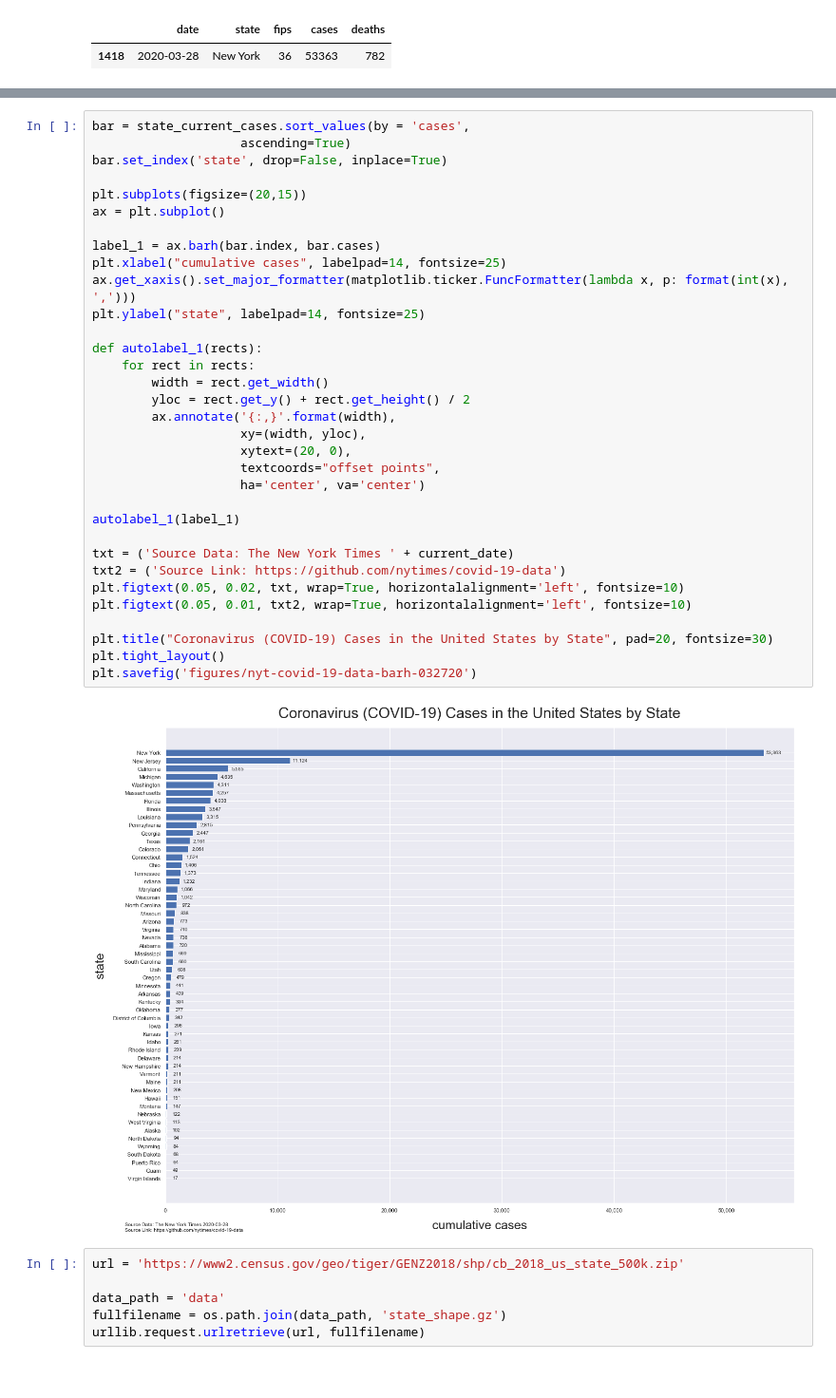
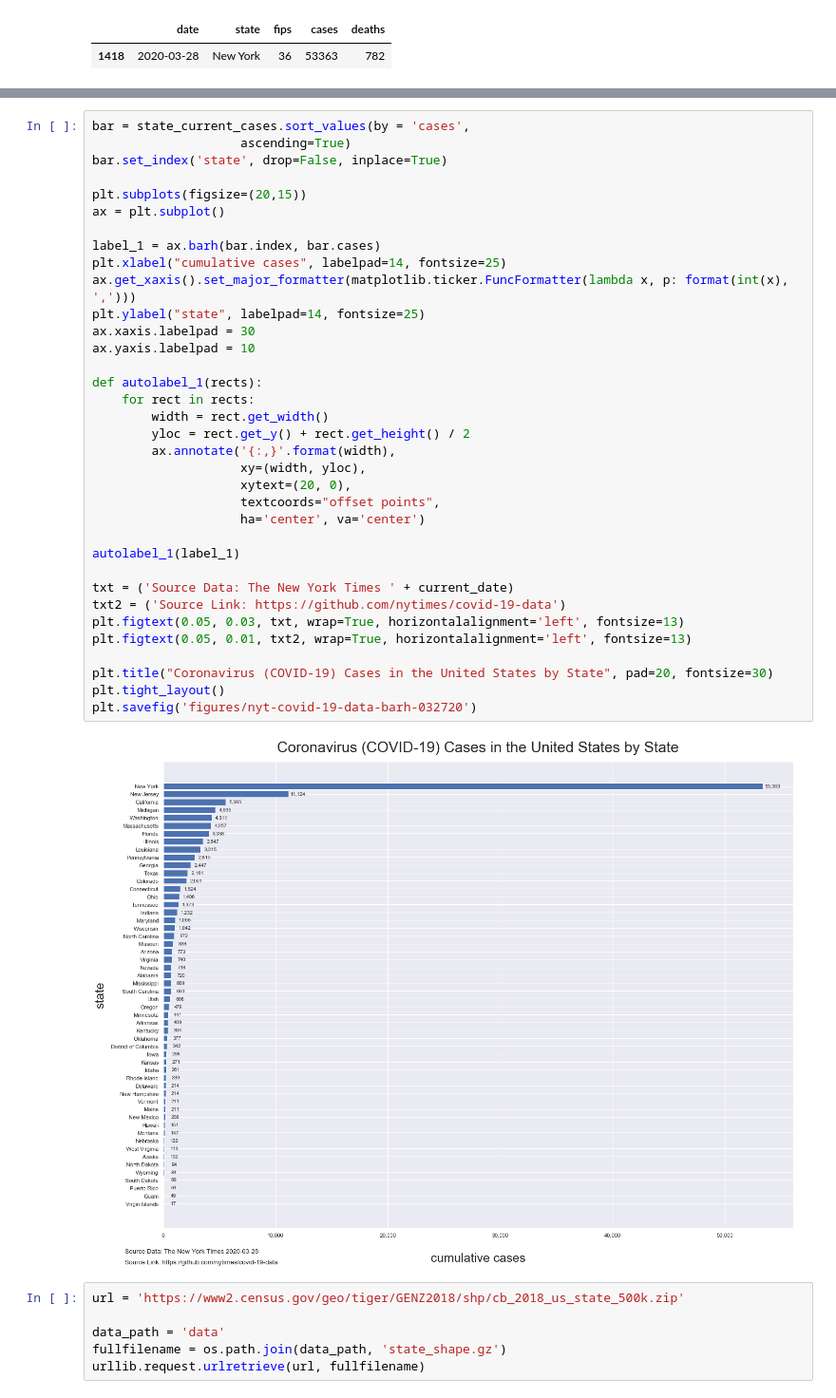
Before and after one commit to mebauer/covid-19-states, a Jupyter notebook: covid-19-data.ipynb, the cells around one changed output, grey strips where cells are left out. Shown at 95% size. Saved outputs shown, nothing was run; the diff lists cells and outputs as text.

```diff
--- a/covid-19-data.ipynb
+++ b/covid-19-data.ipynb
@@ -817,36 +819,38 @@ bar = state_current_cases.sort_values(by = 'cases',
                     ascending=True)
 bar.set_index('state', drop=False, inplace=True)
 
 plt.subplots(figsize=(20,15))
 ax = plt.subplot()
 
 label_1 = ax.barh(bar.index, bar.cases)
 plt.xlabel("cumulative cases", labelpad=14, fontsize=25)
 ax.get_xaxis().set_major_formatter(matplotlib.ticker.FuncFormatter(lambda x, p: format(int(x), ',')))
 plt.ylabel("state", labelpad=14, fontsize=25)
+ax.xaxis.labelpad = 30
+ax.yaxis.labelpad = 10
 
 def autolabel_1(rects):
     for rect in rects:
         width = rect.get_width()
         yloc = rect.get_y() + rect.get_height() / 2
         ax.annotate('{:,}'.format(width),
                     xy=(width, yloc),
                     xytext=(20, 0),
                     textcoords="offset points",
                     ha='center', va='center')
 
 autolabel_1(label_1)
 
 txt = ('Source Data: The New York Times ' + current_date)
 txt2 = ('Source Link: https://github.com/nytimes/covid-19-data')
-plt.figtext(0.05, 0.02, txt, wrap=True, horizontalalignment='left', fontsize=10)
-plt.figtext(0.05, 0.01, txt2, wrap=True, horizontalalignment='left', fontsize=10)
+plt.figtext(0.05, 0.03, txt, wrap=True, horizontalalignment='left', fontsize=13)
+plt.figtext(0.05, 0.01, txt2, wrap=True, horizontalalignment='left', fontsize=13)
 
 plt.title("Coronavirus (COVID-19) Cases in the United States by State", pad=20, fontsize=30)
 plt.tight_layout()
 plt.savefig('figures/nyt-covid-19-data-barh-032720')
 # %% [output]
-[figure, old version]
+[figure, new version]
 # %%
 url = 'https://www2.census.gov/geo/tiger/GENZ2018/shp/cb_2018_us_state_500k.zip'
 
```
Also changed, not shown: parts of 3 cells of this notebook, 8 other files.
